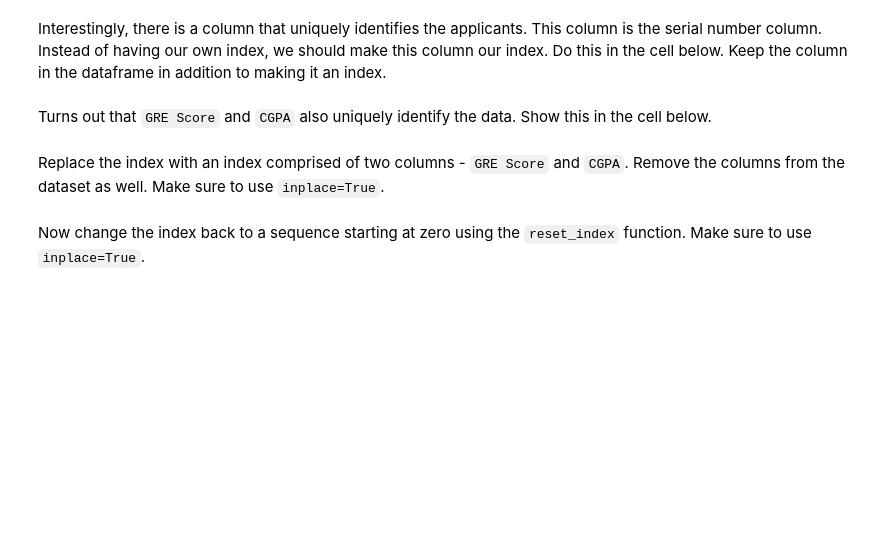
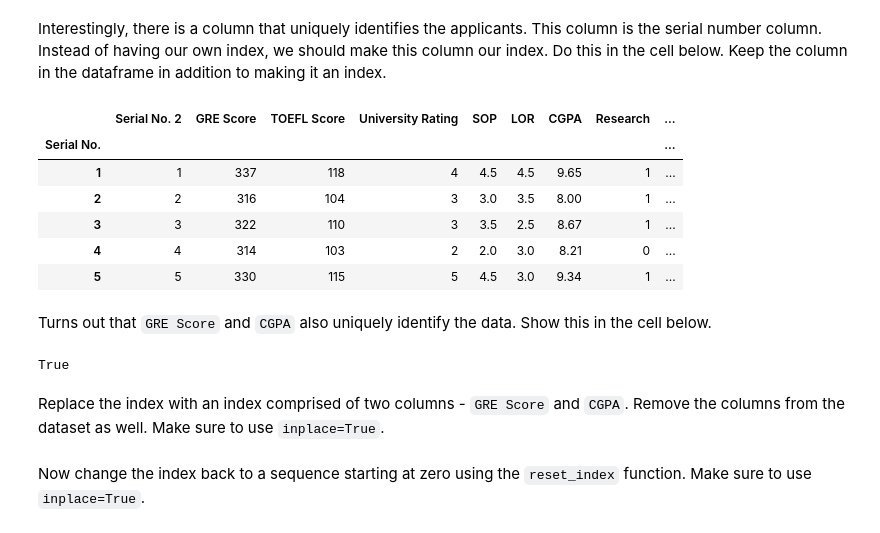
Before and after one commit to ta-datapt-bcn/lab-advanced-pandas, a Jupyter notebook: your-code/main.ipynb, the cells around one changed output. Cells and saved outputs as stored; diff of their text form; code cells hidden in the pictures; blank space fills up the shorter version.

```diff
--- a/your-code/main.ipynb
+++ b/your-code/main.ipynb
@@ -33,2 +49,16 @@ Interestingly, there is a column that uniquely identifies the applicants. This c
+# %%
+# Your code here:
+admissions.set_index('Serial No.', inplace=True)
+admissions.insert(loc=0, column='Serial No. 2', value=admissions.index)
+# %%
+admissions.head()
+# %% [output]
+|  | Serial No. 2 | GRE Score | TOEFL Score | University Rating | SOP | LOR | CGPA | Research | ... |
+| Serial No. |  |  |  |  |  |  |  |  | ... |
+| 1 | 1 | 337 | 118 | 4 | 4.5 | 4.5 | 9.65 | 1 | ... |
+| 2 | 2 | 316 | 104 | 3 | 3.0 | 3.5 | 8.00 | 1 | ... |
+| 3 | 3 | 322 | 110 | 3 | 3.5 | 2.5 | 8.67 | 1 | ... |
+| 4 | 4 | 314 | 103 | 2 | 2.0 | 3.0 | 8.21 | 0 | ... |
+| 5 | 5 | 330 | 115 | 5 | 4.5 | 3.0 | 9.34 | 1 | ... |
 # %% [markdown]
 Turns out that `GRE Score` and `CGPA` also uniquely identify the data. Show this in the cell below.
@@ -37,2 +65,10 @@ Turns out that `GRE Score` and `CGPA` also uniquely identify the data. Show this
+# %%
+# Your code here:
+admissions.set_index(['GRE Score','CGPA']).index.is_unique
+
+# Otra opción:
+# sum(admissions[['GRE Score','CGPA']].duplicated())
+# %% [output]
+True
 # %% [markdown]
 Replace the index with an index comprised of two columns - `GRE Score` and `CGPA`. Remove the columns from the dataset as well. Make sure to use `inplace=True`.
```
Also changed, not shown: parts of 29 cells of this notebook, 1 other file.
